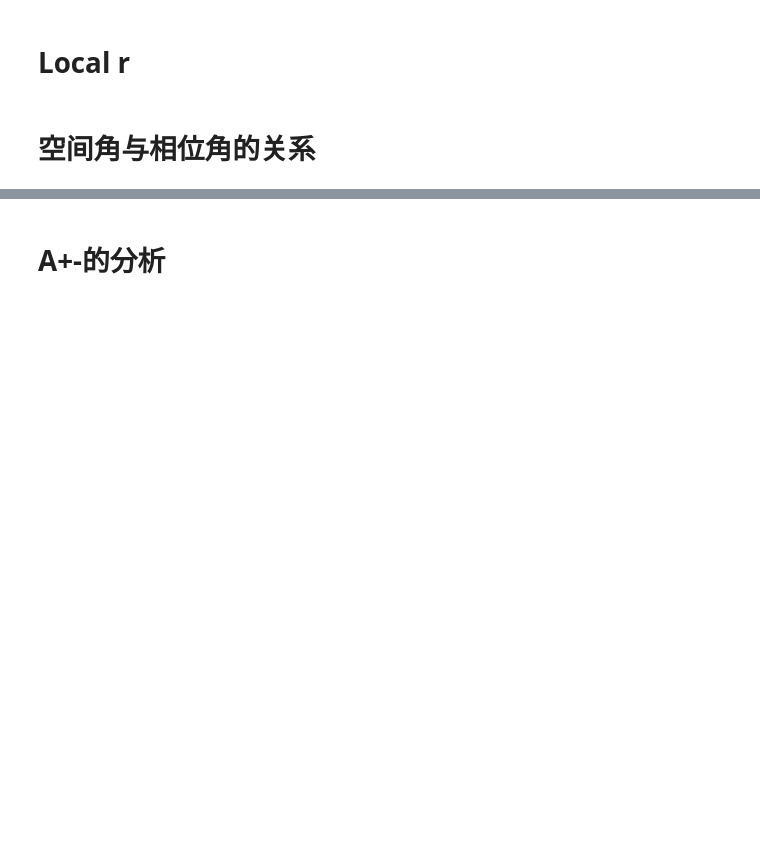
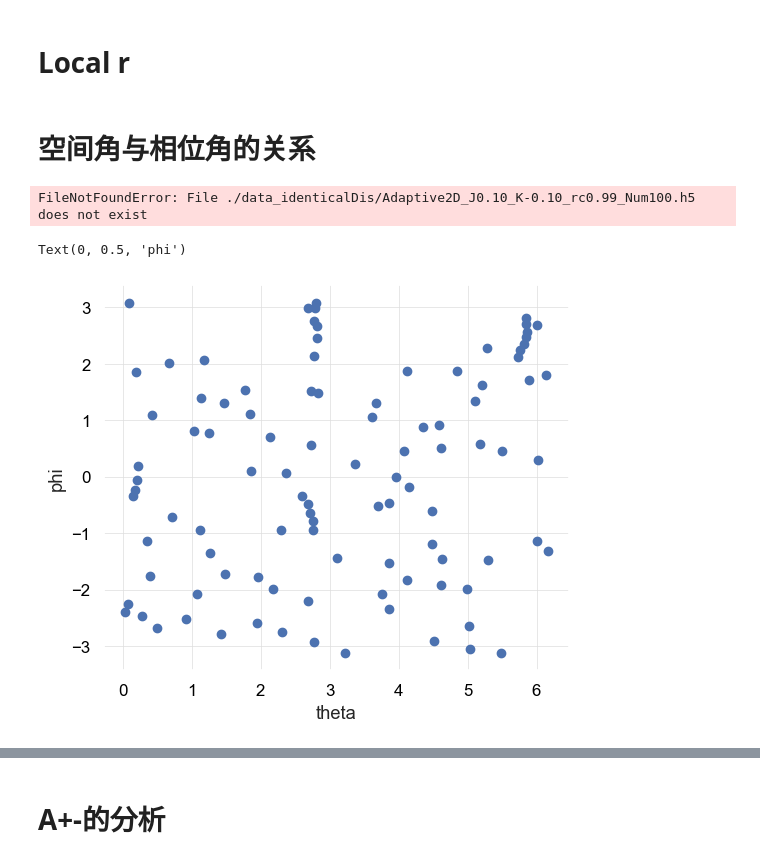
Before and after one commit to Victoria23333/AdaptiveInteraction, a Jupyter notebook: AdaptiveInteraction.ipynb, the cells around one changed output, grey strips where cells are left out. Cells and saved outputs as stored; diff of their text form; code cells hidden in the pictures; blank space fills up the shorter version.

```diff
--- a/AdaptiveInteraction.ipynb
+++ b/AdaptiveInteraction.ipynb
@@ -985,7 +969,7 @@ plt.ylabel("local_r")
 # 空间角与相位角的关系
 # %%
 # 本地
-targetPath = f"./data_identicalDis/{model}.h5"
+targetPath = f"./data_identicalDis_Det/{model}.h5"
 totalPositionX = pd.read_hdf(targetPath, key="positionX")
 totalPhaseTheta = pd.read_hdf(targetPath, key="phaseTheta")
 TNum = totalPositionX.shape[0] // model.agentsNum
@@ -1001,24 +985,29 @@ plt.xlabel("theta")
 plt.ylabel("phi")
 
 # meantotalPhaseTheta = np.mean(totalPhaseTheta, axis=0)
+# %% [output]
+FileNotFoundError: File ./data_identicalDis/Adaptive2D_J0.10_K-0.10_rc0.99_Num100.h5 does not exist
 # %%
 #磁盘
-targetPath = f"F:/adaptive_data/data_identicalDis/{model}.h5"
+targetPath = f"F:/adaptive_data/data_NoneDis_det/{model}.h5"
 totalPositionX = pd.read_hdf(targetPath, key="positionX")
 totalPhaseTheta = pd.read_hdf(targetPath, key="phaseTheta")
 TNum = totalPositionX.shape[0] // model.agentsNum
 
 totalPositionX = totalPositionX.values.reshape(TNum, model.agentsNum, 2)
 totalPhaseTheta = totalPhaseTheta.values.reshape(TNum, model.agentsNum)
 phi = np.arctan2(totalPositionX[:, :, 1], totalPositionX[:, :, 0])
 final_phi = phi[-1]
 final_theta = totalPhaseTheta[-1]
 # finaltheta为横坐标，final_phi为纵坐标画散点图
 plt.scatter(final_theta, final_phi)
 plt.xlabel("theta")
 plt.ylabel("phi")
 
 # meantotalPhaseTheta = np.mean(totalPhaseTheta, axis=0)
+# %% [output]
+Text(0, 0.5, 'phi')
+[figure, added]
 # %%
 final_theta.shape
 # %%
```
Also changed, not shown: parts of 9 cells of this notebook, 1 other file.
